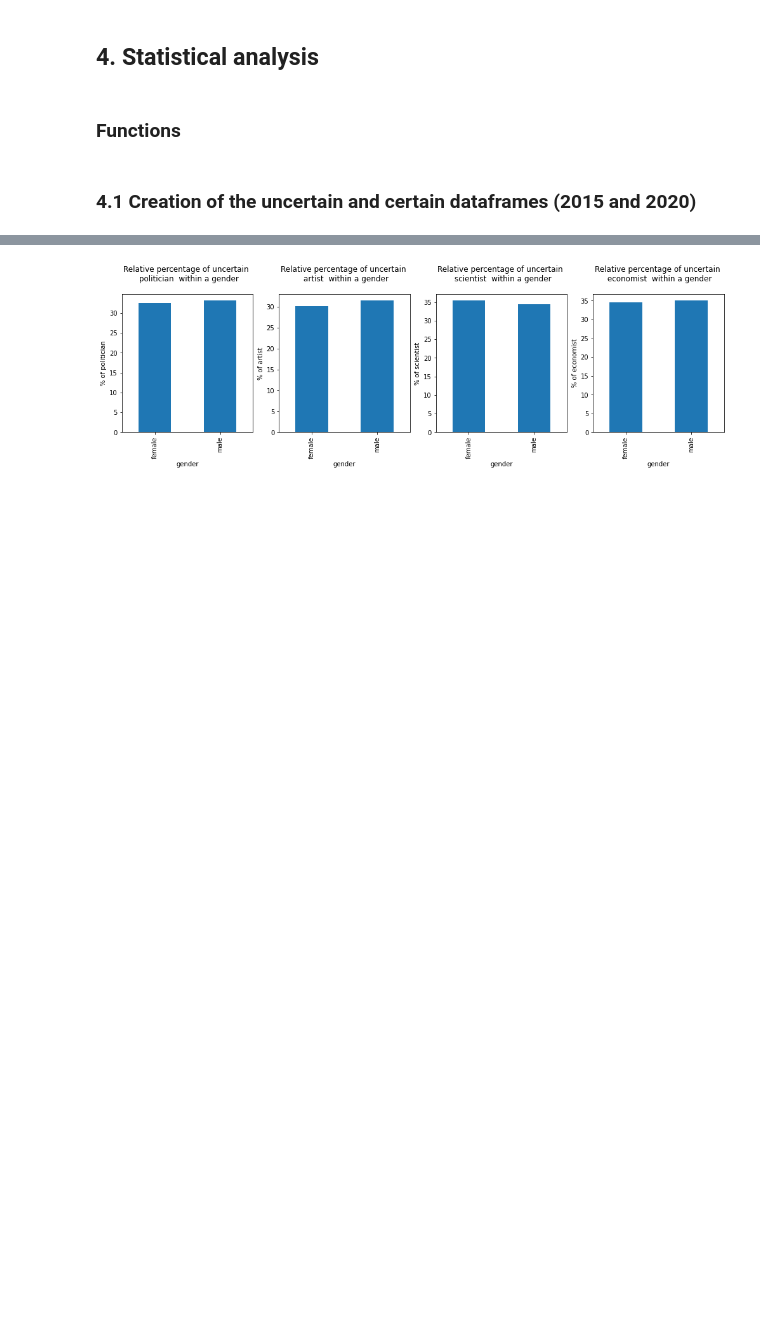
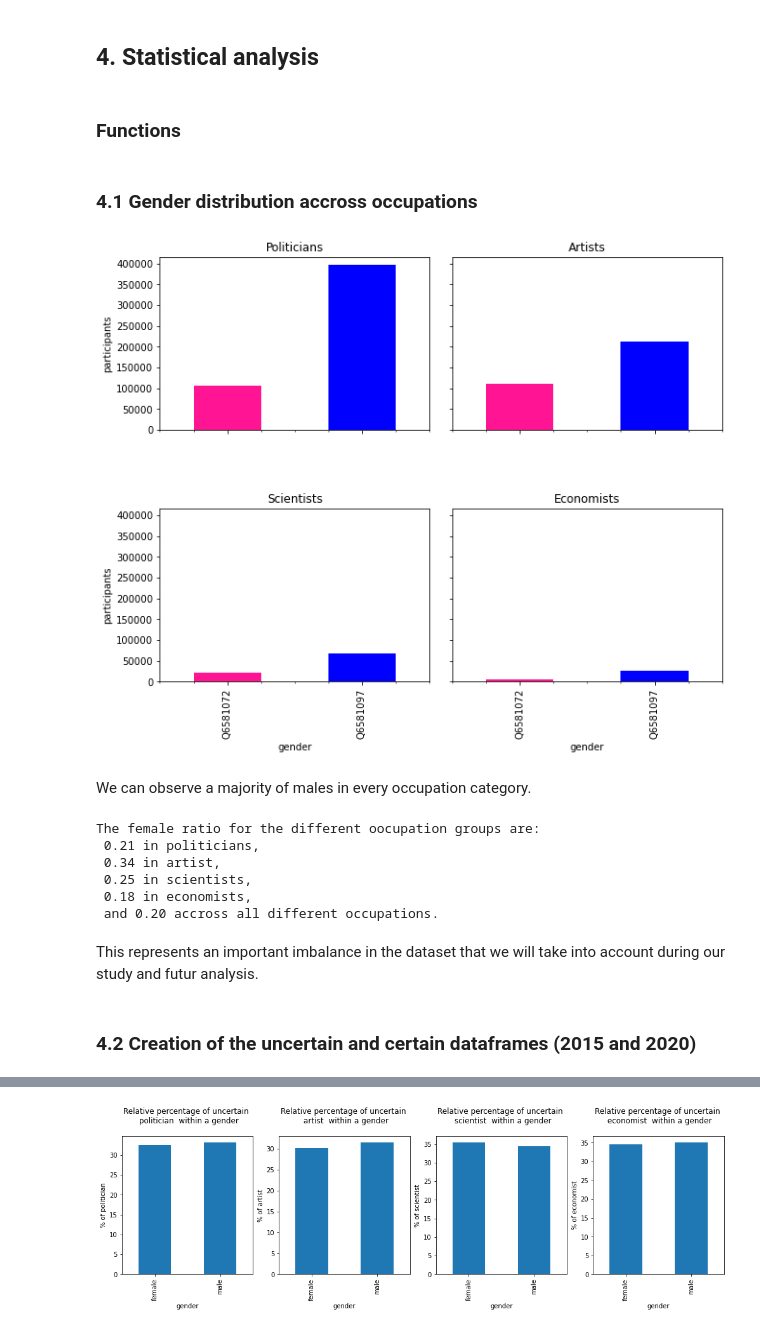
Before and after one commit to coraliegrobel/ada-2021-project-sv4ever, a Jupyter notebook: ada_main.ipynb, the cells around one changed output, grey strips where cells are left out. Saved outputs shown, nothing was run; the diff lists cells and outputs as text; code cells hidden in the pictures; blank space fills up the shorter version.

Commit message:
gender dist part and googletrans version

```diff
--- a/ada_main.ipynb
+++ b/ada_main.ipynb
@@ -587,8 +641,66 @@ def plot_hist(df, profession):
     ax.set_ylabel('% of {}'.format(profession))
     ax.set_xticklabels(labels)
     plt.title('Relative percentage of uncertain \n {a}  within a gender'.format(a=profession,b=profession), pad=20)
+# %% [markdown]
+### 4.1 Gender distribution accross occupations
+# %%
+gender_dist_politicians = df_politicians_2020.groupby('gender').size()
+gender_dist_artist = df_artists_2020.groupby('gender').size()
+gender_dist_scientists = df_scientists_2020.groupby('gender').size()
+gender_dist_economists = df_economists_2020.groupby('gender').size()
+gender_dist_overall = df_without_conditions_2020.groupby('gender').size()
+
+my_colors = ('deeppink', 'blue')
+fig, axs = plt.subplots(2, 2, sharex=True, sharey=True)
+gender_dist_politicians.plot(kind='bar', color = my_colors, ax = axs[0,0])
+axs[0, 0].set_title('Politicians')
+
+gender_dist_artist.plot(kind='bar', color = my_colors, ax = axs[0,1])
+axs[0, 1].set_title('Artists')
+
+gender_dist_scientists.plot(kind='bar', color = my_colors, ax = axs[1,0])
+axs[1, 0].set_title('Scientists')
+
+gender_dist_economists.plot(kind='bar', color = my_colors, ax = axs[1,1])
+axs[1, 1].set_title('Economists')
+
+for ax in axs.flat:
+    ax.set(xlabel='gender', ylabel='participants')
+
+# Hide x labels and tick labels for top plots and y ticks for right plots.
+for ax in axs.flat:
+    ax.label_outer()
+
+fig.tight_layout()
+fig.set_figheight(10)
+fig.set_figwidth(10)
+
+plt.show()
+# %% [output]
+[figure, added]
+# %% [markdown]
+We can observe a majority of males in every occupation category.
+# %%
+politicians_female_ratio = gender_dist_politicians[female_label]/gender_dist_politicians.sum()
+artist_female_ratio = gender_dist_artist[female_label]/gender_dist_artist.sum()
+scientists_female_ratio = gender_dist_scientists[female_label]/gender_dist_scientists.sum()
+economists_female_ratio = gender_dist_economists[female_label]/gender_dist_economists.sum()
+overall_female_ratio = gender_dist_overall[female_label]/gender_dist_overall.sum()
+print("The female ratio for the different oocupation groups are:", "\n", "{:.2f} in politicians,".format(politicians_female_ratio),
+      "\n",  "{:.2f} in artist,".format(artist_female_ratio), "\n", "{:.2f} in scientists,".format(scientists_female_ratio),
+      "\n", "{:.2f} in economists,".format(economists_female_ratio), "\n",
+      "and {:.2f} accross all different occupations.".format(overall_female_ratio))
+# %% [output]
+The female ratio for the different oocupation groups are:
+ 0.21 in politicians,
+ 0.34 in artist,
+ 0.25 in scientists,
+ 0.18 in economists,
+ and 0.20 accross all different occupations.
+# %% [markdown]
+This represents an important imbalance in the dataset that we will take into account during our study and futur analysis.
 # %% [markdown]
-### 4.1 Creation of the uncertain and certain dataframes (2015 and 2020) <a name="4.1"></a>
+### 4.2 Creation of the uncertain and certain dataframes (2015 and 2020) <a name="4.1"></a>
 # %%
 #2020
 df_uncertain_politicians_2020 = create_df_from_txt(PATH_TXT + "uncertainty_politicians_2020.txt", df_politicians_2020)
```
Also changed, not shown: parts of 15 cells of this notebook.
